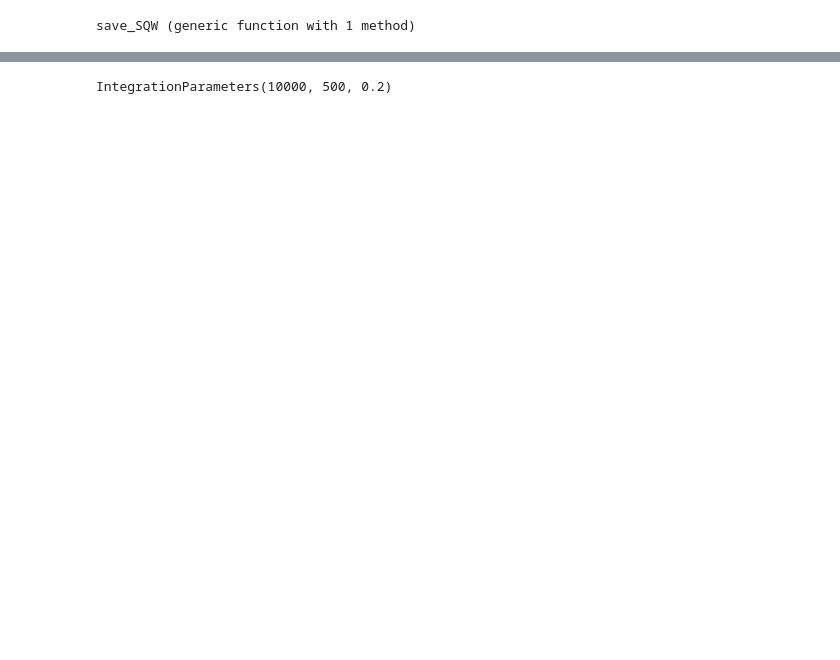
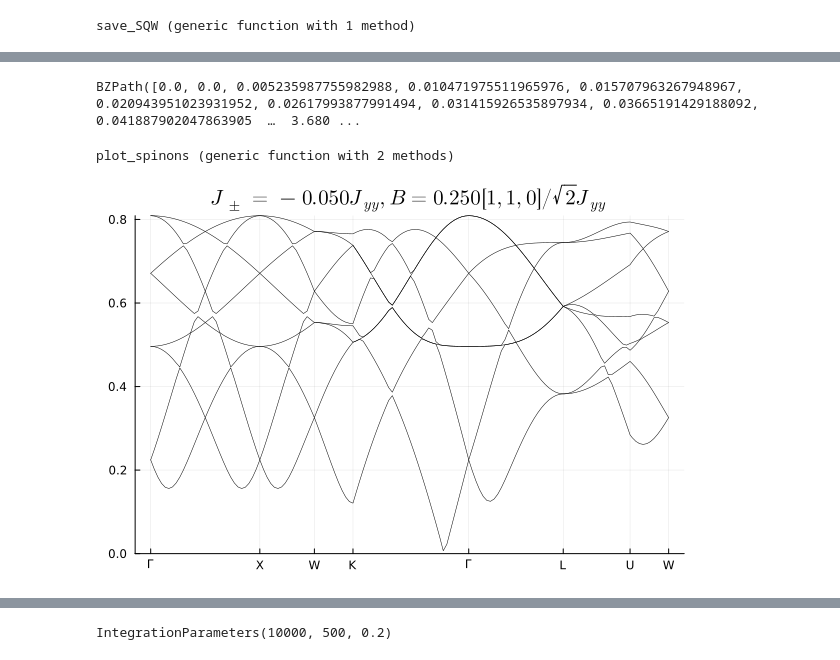
Before and after one commit to Spuriosity1/qsi-spinon-gmft, a Jupyter notebook: spinon-Julia.ipynb, the cells around one changed output, grey strips where cells are left out. Drawn from its saved outputs; the diff is of its cells as text; code cells hidden in the pictures; blank space fills up the shorter version.

```diff
--- a/spinon-Julia.ipynb
+++ b/spinon-Julia.ipynb
@@ -326,8 +121,0 @@ LoadError: UndefVarError: `norm` not defined
-# %%
-## The π-flux case
-path = generate_path(high_symmetry_points, split("\\Gamma X W K \\Gamma L U W"), points_per_unit=30, K_units=2π/8)
-E = reduce(vcat, map(k-> spinon_dispersion(k, sim_π_Des_gauged)[1], path.K )')
-
-plot(path.t,E)
-xticks!(path.ticks_t, path.ticks_label)
-ylims!(0.,maximum(E))
@@ -335,0 +122,2 @@ LoadError: UndefVarError: `norm` not defined
+# %%
+sim_0_crit_ππ00 = SimulationParameters("0flux_Des", A=A_dict["0flux"], Jpm=-0.05, B=0.25*[1,1,0]/√2, nsample=10000, kappa=2.0)
@@ -335,0 +140,29 @@ LoadError: UndefVarError: `norm` not defined
+# %%
+path = generate_path(high_symmetry_points, split("\\Gamma X W K \\Gamma L U W"), points_per_unit=150, K_units=2π/8)
+# %% [output]
+BZPath([0.0, 0.0, 0.005235987755982988, 0.010471975511965976, 0.015707963267948967, 0.020943951023931952, 0.02617993877991494, 0.031415926535897934, 0.03665191429188092, 0.041887902047863905  …  3.680 ...
+# %%
+function plot_spinons(sim)
+    E = reduce(vcat, map(k-> spinon_dispersion(k, sim )[1], path.K )')
+
+    plot(path.t,E,legend=false,color=:black,lw=0.5)
+    xticks!(path.ticks_t, path.ticks_label)
+    ylims!(0.,maximum(E))
+
+    bstr = @sprintf("[%.3f,%.3f,%.3f]",sim.B[1],sim.B[2],sim.B[3])
+    if norm( abs.(sim.B/norm(sim.B))- [1,1,1]/√3) < 1e-8
+        bstr = @sprintf("%.3f [1,1,1]/\\sqrt{3}", norm(sim.B) )
+    elseif norm( abs.(sim.B/norm(sim.B))- [1,1,0]/√2) < 1e-8
+        bstr = @sprintf("%.3f [1,1,0]/\\sqrt{2}", norm(sim.B))
+    end
+    title!(@sprintf("\$J_\\pm=%.3fJ_{yy}, B=%s J_{yy}\$",sim.Jpm,bstr)  )
+    savefig(@sprintf("figures/dispersion_%s?J_pm=%.3f?B=[%.3f,%.3f,%.3f].pdf",sim.name,sim.Jpm,sim.B[1],sim.B[2],sim.B[3])  )
+
+    return plot!()
+end
+# %% [output]
+plot_spinons (generic function with 2 methods)
+# %%
+plot_spinons(sim_0_crit_ππ00)
+# %% [output]
+[figure, added]
```
Also changed, not shown: parts of 53 cells of this notebook, 54 other files.
